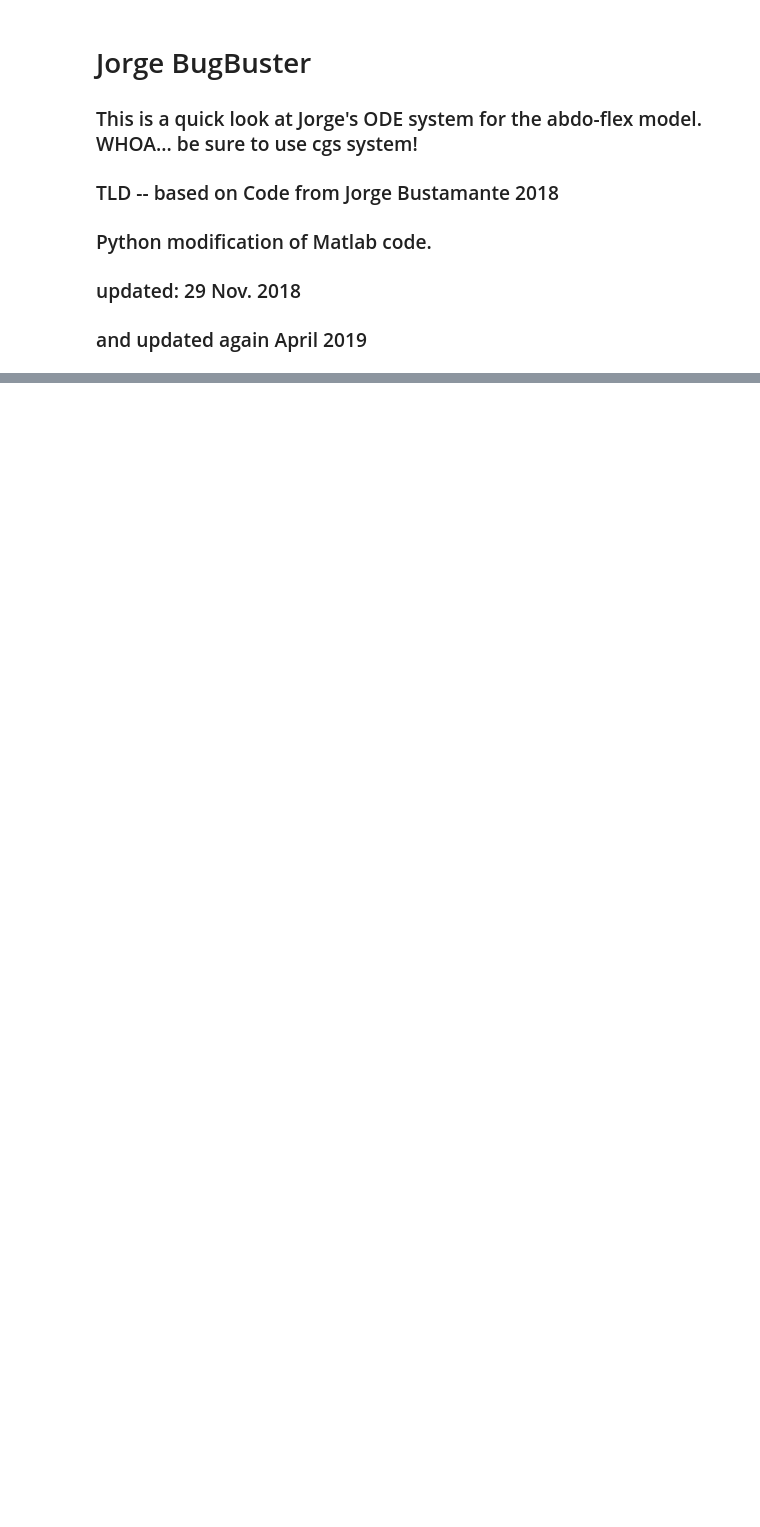
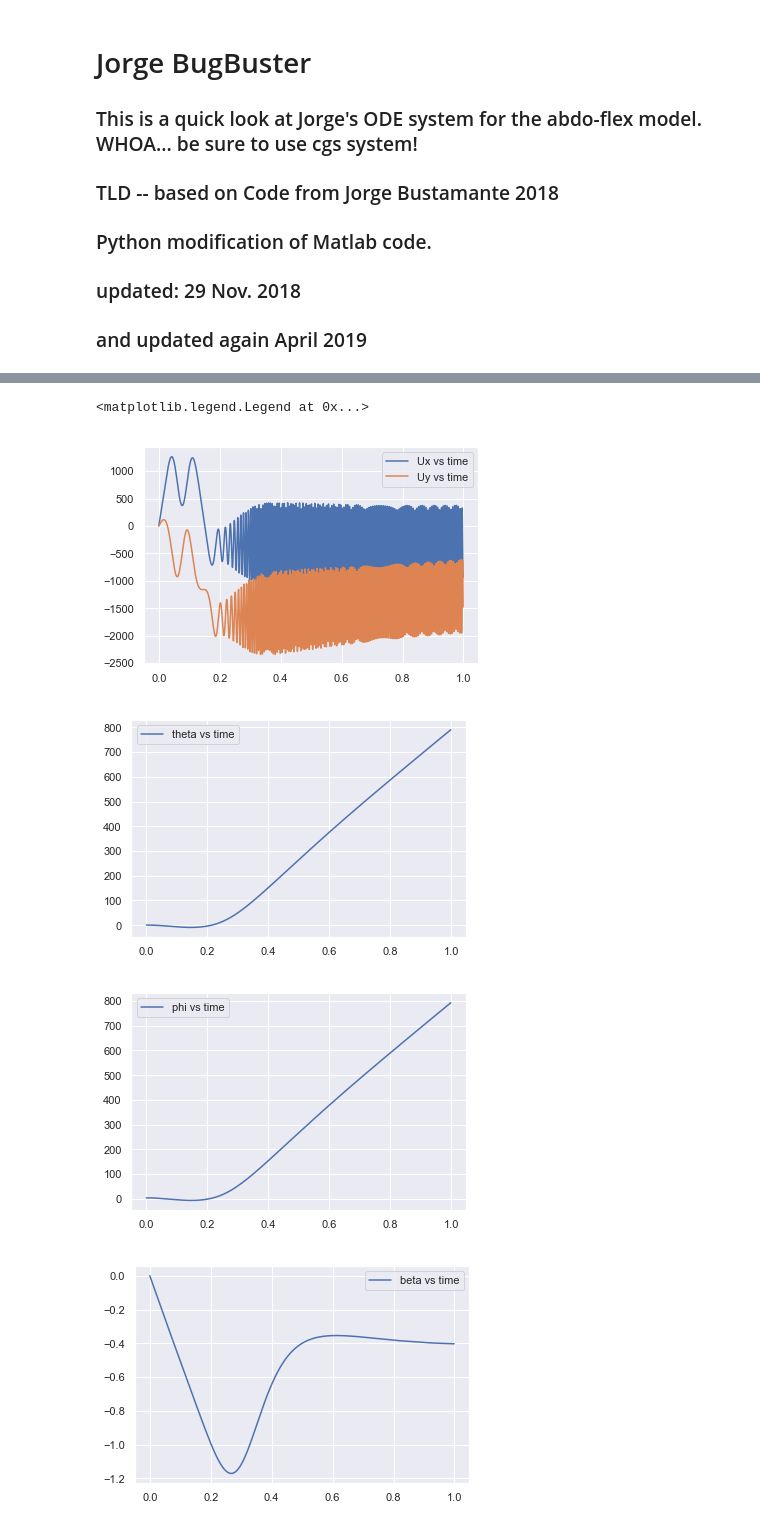
Before and after one commit to nifti-coe/ODE_Python, a Jupyter notebook: PythonCode/JorgeBugBuster_toTry.ipynb, the cells around one changed output, grey strips where cells are left out. Drawn from its saved outputs; the diff is of its cells as text; code cells hidden in the pictures; blank space fills up the shorter version.

```diff
--- a/PythonCode/JorgeBugBuster_toTry.ipynb
+++ b/PythonCode/JorgeBugBuster_toTry.ipynb
@@ -135,31 +137,40 @@ F =  40462.5  # . CAUTION .. .I just set this to zero.
 alpha = 5.75
 tau0 = 69825.
 ti = 0.0  # initial time
 tf = 1.0  # final time
 nstep = 1000
 step = (tf-ti)/nstep  # step
 t = arange(ti, tf, step)
 state = odeint(FlyTheBug, state0, t)
 x = array(state[:,[0]])
 xd = array(state[:,[1]])
 y = array(state[:,[2]])
 yd = array(state[:,[3]])
 theta = array(state[:,[4]])
 thetad = array(state[:,[5]])
 phi = array(state[:,[6]])
 phid = array(state[:,[7]])
 #  And let's just plot it all
 sb.set()
 plt.figure()
 plt.plot(t,xd, label = 'Ux vs time')
 plt.plot(t,yd, label = 'Uy vs time')
 plt.legend()
 plt.figure()
 plt.plot(t,theta, label = 'theta vs time')
 plt.legend()
 plt.figure()
-plt.plot(t,phi- theta - pi, label = 'beta vs time')
+plt.plot(t,phi, label = 'phi vs time')
+plt.legend()
+plt.figure()
+plt.plot(t, phi - theta - pi, label = 'beta vs time')
 plt.legend()
 plt.figure()
 plt.plot(x,y, label = 'x vs y')
 plt.legend()
+# %% [output]
+<matplotlib.legend.Legend at 0x...>
+[figure, added]
+[figure, added]
+[figure, added]
+[figure, added]
```
Also changed, not shown: parts of 3 cells of this notebook.
